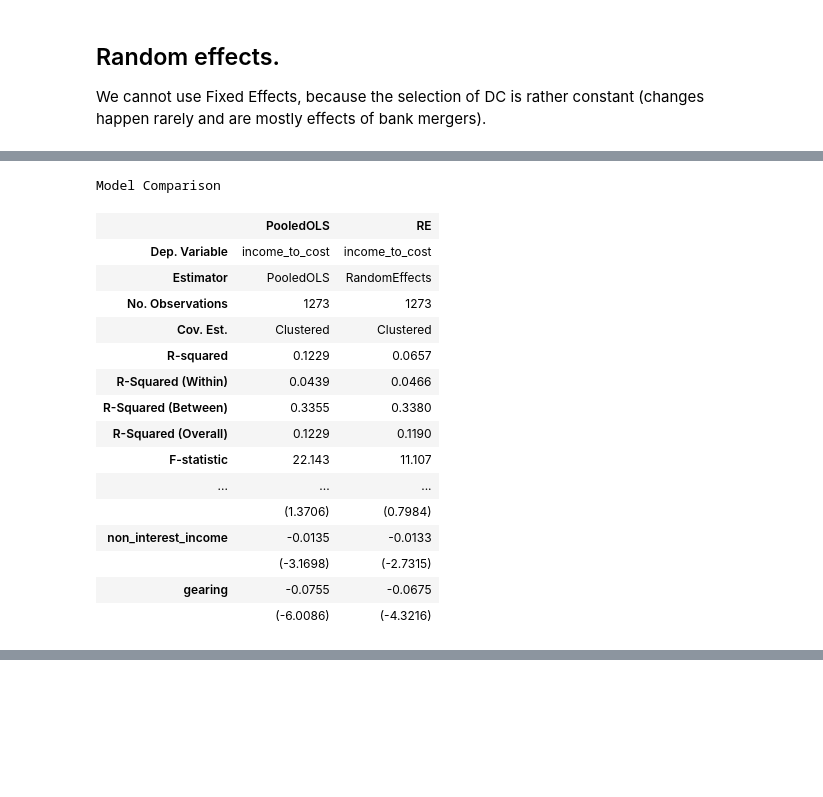
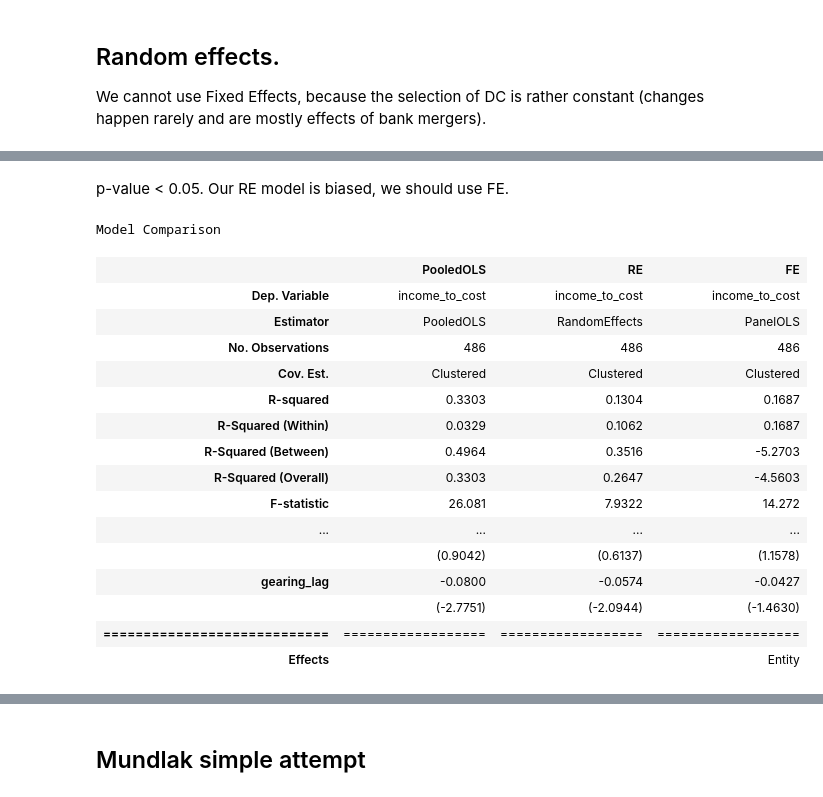
Before and after one commit to jakub-mazurek/danske-banker, a Jupyter notebook: banks.ipynb, the cells around one changed output, grey strips where cells are left out. Cells and saved outputs as stored; diff of their text form; code cells hidden in the pictures; blank space fills up the shorter version.

Commit message:
tests

```diff
--- a/banks.ipynb
+++ b/banks.ipynb
@@ -159,7 +159,7 @@ Based on Dreyer (2018) and our own experience, we pick the following variables f
 
 Let's check the quality of those.
 # %%
-df_short = df_dummies[["income_to_cost", "dc_NBS", "dc_Bankdata", "log_total_assets", "tier1_cap", "deposits_over_assets", "loans_over_assets", "non_interest_income", "gearing", "year", "bank", "fee_commission_income", "admin_exp_over_assets"]].copy()
+df_short = df_dummies[["income_to_cost", "dc_NBS", "dc_Bankdata", "log_total_assets", "tier1_cap", "deposits_over_assets", "loans_over_assets", "non_interest_income", "gearing", "year", "bank", "fee_commission_income", "admin_exp_over_assets", "dc_BEC", "dc_OWN"]].copy()
 for col in df_short:
     pct_missing = np.mean(df_short[col].isnull())
     print(col, '\t', pct_missing * 100, '%')
@@ -212,7 +292,7 @@ income-to-cost on various DCs in 2024
 df = df_clean.xs(2024, level="year").copy()
 
 y = df["income_to_cost"]
-X = df[["dc_NBS", "dc_Bankdata", "log_total_assets_lag", "tier1_cap_lag", "deposits_over_assets_lag", "loans_over_assets_lag", "non_interest_income_lag", "gearing_lag"]]
+X = df.drop(columns=["dc_OWN"])[["dc_NBS", "dc_Bankdata", "log_total_assets_lag", "tier1_cap_lag", "deposits_over_assets_lag", "loans_over_assets_lag", "non_interest_income_lag", "gearing_lag"]]
 X = sm.add_constant(X)
 
 # Used robust standard errors (HC3) to account for heteroskedasticity
@@ -248,28 +310,17 @@ In PooledOLS we assume that each bank in each year is a new observation.
 # %%
 from linearmodels.panel import PooledOLS
 
-df = df_clean.copy()
+df = df_clean.query("year >= 2015").copy()
 
 y = df["income_to_cost"]
-X = df[["dc_NBS", "dc_Bankdata", "log_total_assets", "tier1_cap", "deposits_over_assets", "loans_over_assets", "non_interest_income", "gearing"]]
+#X = df.drop(columns=["dc_OWN"])[["dc_NBS", "dc_Bankdata", "log_total_assets_lag", "tier1_cap_lag", "deposits_over_assets_lag", "loans_over_assets_lag", "non_interest_income_lag", "gearing_lag"]]
+X = df[["dc_BEC", "dc_NBS", "dc_Bankdata", "log_total_assets_lag", "tier1_cap_lag", "deposits_over_assets_lag", "loans_over_assets_lag", "non_interest_income_lag", "gearing_lag"]]
 X = sm.add_constant(X)
 
 pooled_mod = PooledOLS(y, X)
 pooled_res = pooled_mod.fit(cov_type="clustered", cluster_entity=True)
 
 print(pooled_res.summary)
-fittedvals_pooled_OLS = pooled_res.predict().fitted_values
-residuals_pooled_OLS = pooled_res.resids
-
-import matplotlib.pyplot as plt
-
-fig, ax = plt.subplots()
-ax.scatter(fittedvals_pooled_OLS, residuals_pooled_OLS, color = 'blue')
-ax.axhline(0, color = 'r', ls = '--')
-ax.set_xlabel('Predicted values', fontsize = 15)
-ax.set_ylabel('Residuals', fontsize = 15)
-ax.set_title('Homoskedasticity test', fontsize = 30)
-plt.show()
 # %% [output]
                           PooledOLS Estimation Summary
 ================================================================================
@@ -297,0 +353,10 @@ But, in general, the finances of the bank explain cost/income better than IT sup
+# %%
+from linearmodels.panel import PanelOLS
+
+X_fe = df[["log_total_assets_lag", "tier1_cap_lag", "deposits_over_assets_lag", "loans_over_assets_lag", "non_interest_income_lag", "gearing_lag"]]
+
+fe_mod = PanelOLS(y, X_fe, entity_effects=True)
+#fe_res = fe_mod.fit()
+fe_res = fe_mod.fit(cov_type="clustered", cluster_entity=True)
+
+print(fe_res.summary)
@@ -328,23 +465,25 @@ gearing                 -0.0675     0.0156    -4.3216     0.0000     -0.0981
+# %% [markdown]
+p-value < 0.05. Our RE model is biased, we should use FE.
 # %%
-# Hausmann test
+# Model compare
 from linearmodels.panel import compare
-compare({'PooledOLS': pooled_res, 'RE': re_res})
+compare({'PooledOLS': pooled_res, 'RE': re_res, 'FE': fe_res})
 # %% [output]
 Model Comparison
-|  | PooledOLS | RE |
-| Dep. Variable | income_to_cost | income_to_cost |
-| Estimator | PooledOLS | RandomEffects |
-| No. Observations | 1273 | 1273 |
-| Cov. Est. | Clustered | Clustered |
-| R-squared | 0.1229 | 0.0657 |
-| R-Squared (Within) | 0.0439 | 0.0466 |
-| R-Squared (Between) | 0.3355 | 0.3380 |
-| R-Squared (Overall) | 0.1229 | 0.1190 |
-| F-statistic | 22.143 | 11.107 |
-| ... | ... | ... |
-|  | (1.3706) | (0.7984) |
-| non_interest_income | -0.0135 | -0.0133 |
-|  | (-3.1698) | (-2.7315) |
-| gearing | -0.0755 | -0.0675 |
-|  | (-6.0086) | (-4.3216) |
+|  | PooledOLS | RE | FE |
+| Dep. Variable | income_to_cost | income_to_cost | income_to_cost |
+| Estimator | PooledOLS | RandomEffects | PanelOLS |
+| No. Observations | 486 | 486 | 486 |
+| Cov. Est. | Clustered | Clustered | Clustered |
+| R-squared | 0.3303 | 0.1304 | 0.1687 |
+| R-Squared (Within) | 0.0329 | 0.1062 | 0.1687 |
+| R-Squared (Between) | 0.4964 | 0.3516 | -5.2703 |
+| R-Squared (Overall) | 0.3303 | 0.2647 | -4.5603 |
+| F-statistic | 26.081 | 7.9322 | 14.272 |
+| ... | ... | ... | ... |
+|  | (0.9042) | (0.6137) | (1.1578) |
+| gearing_lag | -0.0800 | -0.0574 | -0.0427 |
+|  | (-2.7751) | (-2.0944) | (-1.4630) |
+| ============================ | ================== | ================== | ================== |
+| Effects |  |  | Entity |
 T-stats reported in parentheses
@@ -391,0 +491,2 @@ print(cre_res.summary)
+# %% [markdown]
+## Mundlak simple attempt
```
Also changed, not shown: parts of 30 cells of this notebook.
